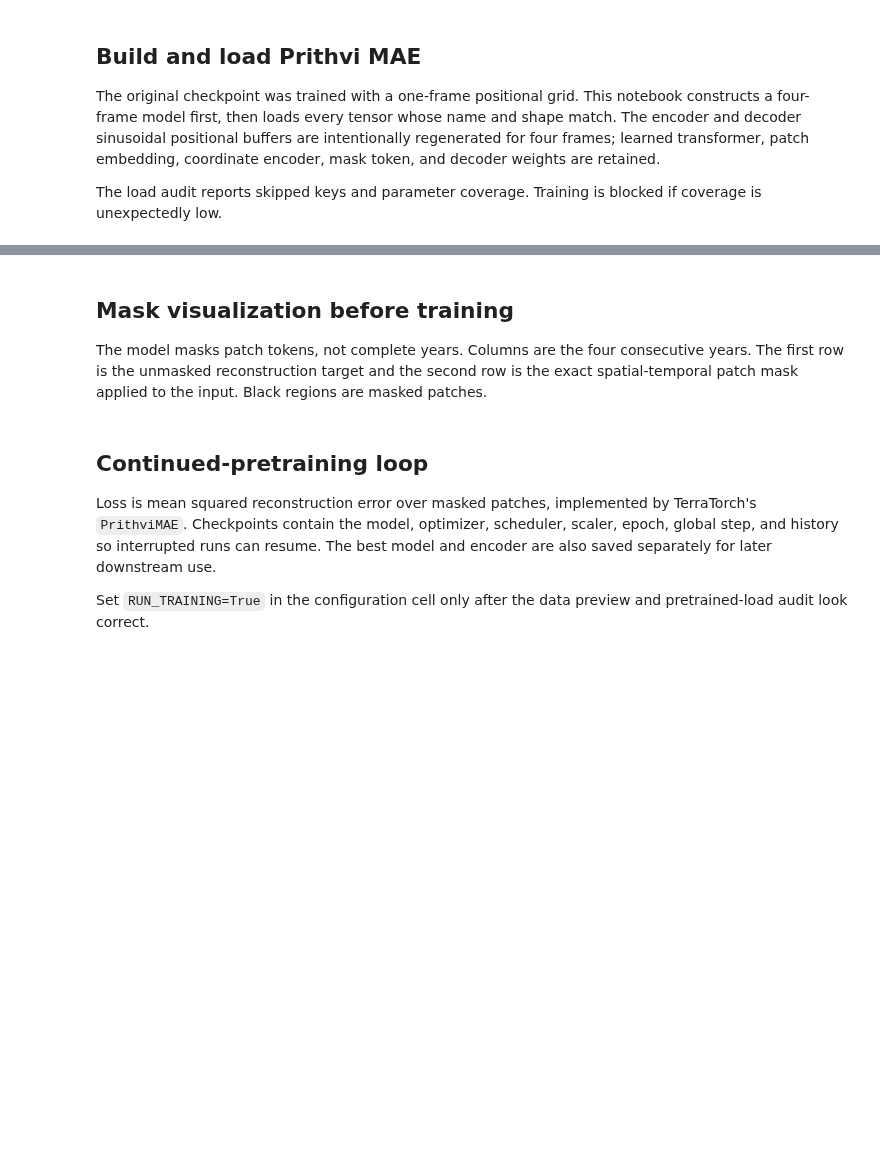
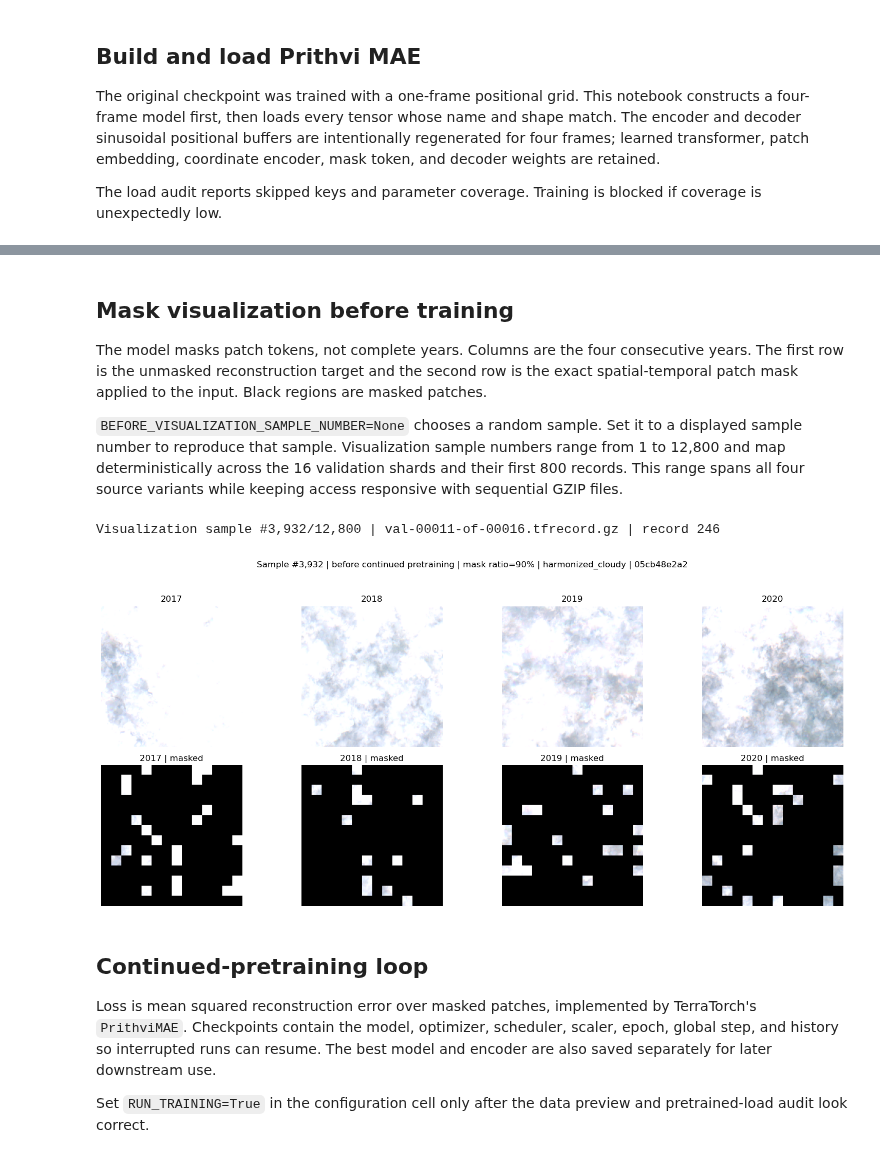
Before and after one commit to easare377/Prithvi-EO-Segmentation, a Jupyter notebook: Continous_pretrain.ipynb, the cells around one changed output, grey strips where cells are left out. Saved outputs shown, nothing was run; the diff lists cells and outputs as text; code cells hidden in the pictures; blank space fills up the shorter version.

```diff
--- a/Continous_pretrain.ipynb
+++ b/Continous_pretrain.ipynb
@@ -78,7 +103,7 @@ TRAIN_DIR = DATA_ROOT / "train"
 VAL_DIR = DATA_ROOT / "val"
 SUMMARY_PATH = DATA_ROOT / "summary.json"
 PRETRAINED_MAE_PATH = Path(
-    r"Y:\SPOT\2023\Asare\Prithvi_models\Mae\prithvi_mae_state_dict.pt"
+    r"Y:\SPOT\2023\Asare\Prithvi_models\Prithvi_EO_V2_300M_TL.pt"
 )
 CHECKPOINT_DIR = Path(
     r"D:\Data\ssm_temporal\prithvi_continous_pretraining_checkpoints"
@@ -110,10 +135,10 @@ TRAIN_WINDOW_MODE = "random"  # random, all, or first
 VAL_WINDOW_MODE = "all"
 AUGMENT_TRAINING = True
 NUM_WORKERS = 0  # Safest with TensorFlow TFRecord parsing on Windows.
-TRAIN_BATCH_SIZE = 1
+TRAIN_BATCH_SIZE = 6
 VAL_BATCH_SIZE = 1
 
-NUM_EPOCHS = 10
+NUM_EPOCHS = 3
 LEARNING_RATE = 1.0e-5
 WEIGHT_DECAY = 0.05
 GRADIENT_ACCUMULATION_STEPS = 8
@@ -126,6 +151,9 @@ RUN_TRAINING = False
 
 LOAD_PRETRAINED_WEIGHTS = True
 SAVE_LATEST_EVERY_EPOCH = True
+
+VISUALIZATION_SAMPLES_PER_SHARD = 800
+VISUALIZATION_SELECTION_SEED = 314159
 PREVIEW_MASK_SEED = 17
 POST_TRAINING_MASK_SEED = 29
 
@@ -518,6 +635,8 @@ print("Decoder positional grid:", model.decoder.grid_size)
 ## Mask visualization before training
 
 The model masks patch tokens, not complete years. Columns are the four consecutive years. The first row is the unmasked reconstruction target and the second row is the exact spatial-temporal patch mask applied to the input. Black regions are masked patches.
+
+`BEFORE_VISUALIZATION_SAMPLE_NUMBER=None` chooses a random sample. Set it to a displayed sample number to reproduce that sample. Visualization sample numbers range from 1 to 12,800 and map deterministically across the 16 validation shards and their first 800 records. This range spans all four source variants while keeping access responsive with sequential GZIP files.
 # %%
 def denormalize_prithvi(image):
     mean = torch.as_tensor(BAND_MEAN, device=image.device, dtype=image.dtype).view(
@@ -556,40 +675,58 @@ def temporal_rgb(image, timestep, pixel_mask=None):
     return np.clip(rgb / RGB_DIVISOR, 0.0, 1.0)
 
 
-def visualize_mask_before_training(model, batch, mask_ratio=MASK_RATIO, seed=17):
+def visualize_mask_before_training(
+    model, batch, sample_info, mask_ratio=MASK_RATIO, seed=17
+):
     image = batch["image"][:1].to(device)
     years = batch["years"][0].cpu().numpy()
     token_mask = deterministic_token_mask(model, image, mask_ratio, seed)
     pixel_mask = token_mask_to_pixels(model, token_mask)
 
     figure, axes = plt.subplots(
         2, TIMESTEPS, figsize=(4 * TIMESTEPS, 7), squeeze=False
     )
     for timestep in range(TIMESTEPS):
         axes[0, timestep].imshow(temporal_rgb(image, timestep))
         axes[0, timestep].set_title(str(int(years[timestep])))
         axes[1, timestep].imshow(
             temporal_rgb(image, timestep, pixel_mask=pixel_mask)
         )
         axes[1, timestep].set_title(
             f"{int(years[timestep])} | masked"
         )
         axes[0, timestep].axis("off")
         axes[1, timestep].axis("off")
     axes[0, 0].set_ylabel("Unmasked target", fontsize=12)
     axes[1, 0].set_ylabel("Masked input", fontsize=12)
     figure.suptitle(
-        f"Before continued pretraining | mask ratio={mask_ratio:.0%} | "
+        f"Sample #{sample_info['sample_number']:,} | "
+        f"before continued pretraining | mask ratio={mask_ratio:.0%} | "
         f"{batch['variant'][0]} | {batch['patch_id'][0][:10]}"
     )
     plt.tight_layout(rect=(0, 0, 1, 0.95))
     plt.show()
-    return {"token_mask": token_mask.cpu(), "pixel_mask": pixel_mask.cpu()}
+    return {
+        "token_mask": token_mask.cpu(),
+        "pixel_mask": pixel_mask.cpu(),
+        "sample_info": sample_info,
+    }
 
+BEFORE_VISUALIZATION_SAMPLE_NUMBER = None  # None selects a random sample.
 
+before_visualization_batch, before_visualization_info = load_visualization_sample(
+    BEFORE_VISUALIZATION_SAMPLE_NUMBER
+)
 pretraining_mask_preview = visualize_mask_before_training(
-    model, preview_batch, mask_ratio=MASK_RATIO, seed=PREVIEW_MASK_SEED
+    model,
+    before_visualization_batch,
+    before_visualization_info,
+    mask_ratio=MASK_RATIO,
+    seed=PREVIEW_MASK_SEED,
 )
+# %% [output]
+Visualization sample #3,932/12,800 | val-00011-of-00016.tfrecord.gz | record 246
+[figure, added]
 # %% [markdown]
 ## Continued-pretraining loop
 
```
Also changed, not shown: parts of 12 cells of this notebook, 1 other file.
